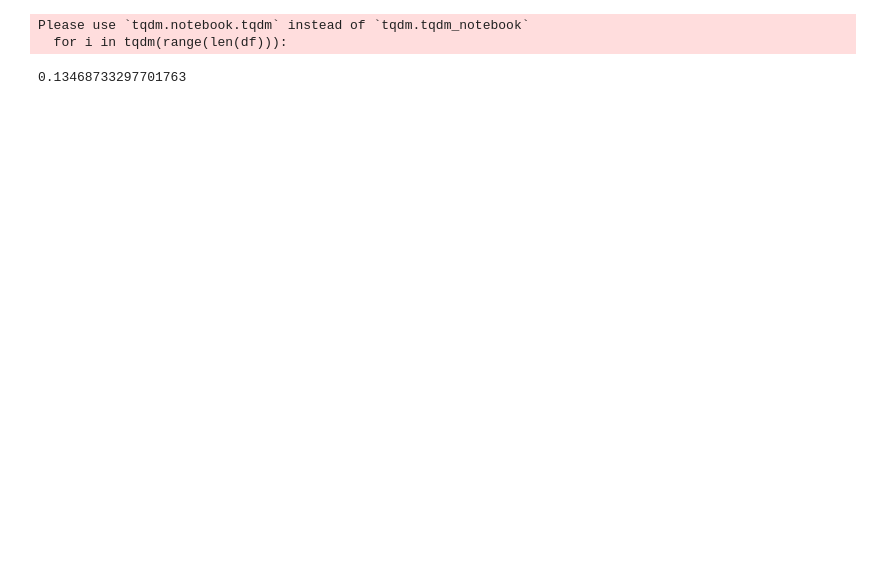
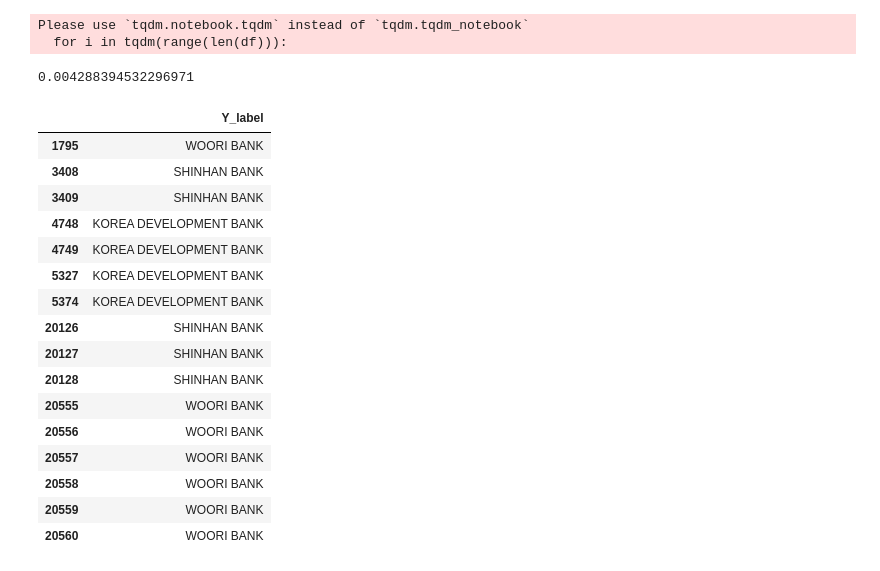
Before and after one commit to skywalker0803r/Letter-of-Credit-Intelligent-Auxiliary-Semantic-Analysis-System, a Jupyter notebook: notebook/銀行資料預處理.ipynb, the cells around one changed output. Cells and saved outputs as stored; diff of their text form; code cells hidden in the pictures; blank space fills up the shorter version.

```diff
--- a/notebook/銀行資料預處理.ipynb
+++ b/notebook/銀行資料預處理.ipynb
@@ -77,0 +65,5 @@ df.head()
+# %%
+# load raw data
+df = pd.read_excel('../data/combined_excel.xlsx',index_col=0)[['46A','47A','78','LCBK']].dropna(subset=['LCBK']).astype(str)
+print(df.shape)
+df.head(10)
@@ -78,15 +83,8 @@ df.head()
 # %%
-# 預處理
-df['46A'] = df['46A'].apply(preprocess)
-df['47A'] = df['47A'].apply(preprocess)
-df['78'] = df['78'].apply(preprocess)
-df['LCBK'] = df['LCBK'].apply(preprocess)
-
 # X,Y製作
-table = pd.DataFrame()
-table['string_X_train'] = df['46A'] +df['47A'] +df['78']
-table['Y_label'] = df['LCBK']
-df = table
+df['string_X_train'] = df['46A'] +df['47A'] +df['78']
+df['string_X_train'] = df['string_X_train'].apply(lambda x:preprocess_x(x))
+df['Y_label'] = df['LCBK'].apply(lambda x:preprocess_y(x))
 
 # Y1,Y2製作
 ys_lst = []
@@ -101,8 +99,11 @@ df['string_Y_1'] = ys_lst
 df['string_Y_2'] = ye_lst
 
 # 清洗不合格數據
+print(df.shape)
 df = df[df['string_Y_1'] != -1]
+print(df.shape)
 df = df[df['Y_label'] != '']
+print(df.shape)
 df = df[df['Y_label'] != str('nan')]
 print(df.shape)
 df.head(20)
@@ -129,10 +133,30 @@ df.head(20)
 # 驗證數據
 for i in tqdm(range(len(df))):
     assert df['string_X_train'].values[i][df['string_Y_1'].values[i]:df['string_Y_2'].values[i]] == df['Y_label'].values[i]
-find = df['string_X_train'].apply(get_bank)
+find = df['string_X_train'].apply(lambda x:get_bank(x))
 find = find[find!='not find']
 len(find)/len(df)
 # %% [output]
 Please use `tqdm.notebook.tqdm` instead of `tqdm.tqdm_notebook`
   for i in tqdm(range(len(df))):
-0.13468733297701763
+0.004288394532296971
+# %%
+df.loc[find.index,['Y_label']]
+# %% [output]
+|  | Y_label |
+| 1795 | WOORI BANK |
+| 3408 | SHINHAN BANK |
+| 3409 | SHINHAN BANK |
+| 4748 | KOREA DEVELOPMENT BANK |
+| 4749 | KOREA DEVELOPMENT BANK |
+| 5327 | KOREA DEVELOPMENT BANK |
+| 5374 | KOREA DEVELOPMENT BANK |
+| 20126 | SHINHAN BANK |
+| 20127 | SHINHAN BANK |
+| 20128 | SHINHAN BANK |
+| 20555 | WOORI BANK |
+| 20556 | WOORI BANK |
+| 20557 | WOORI BANK |
+| 20558 | WOORI BANK |
+| 20559 | WOORI BANK |
+| 20560 | WOORI BANK |
```
Also changed, not shown: parts of 7 cells of this notebook, 2 other files.
